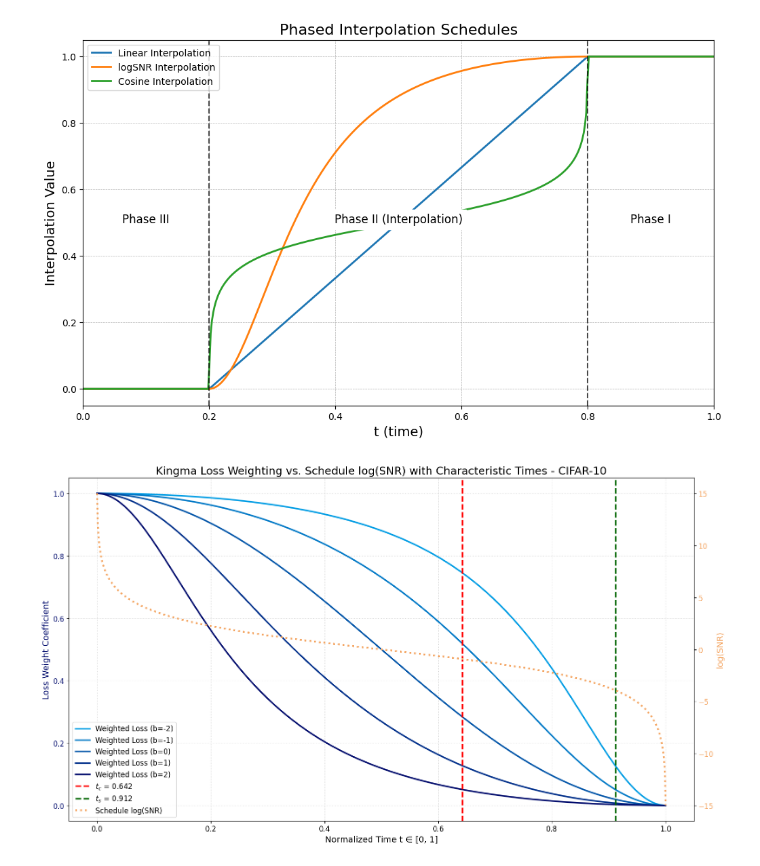
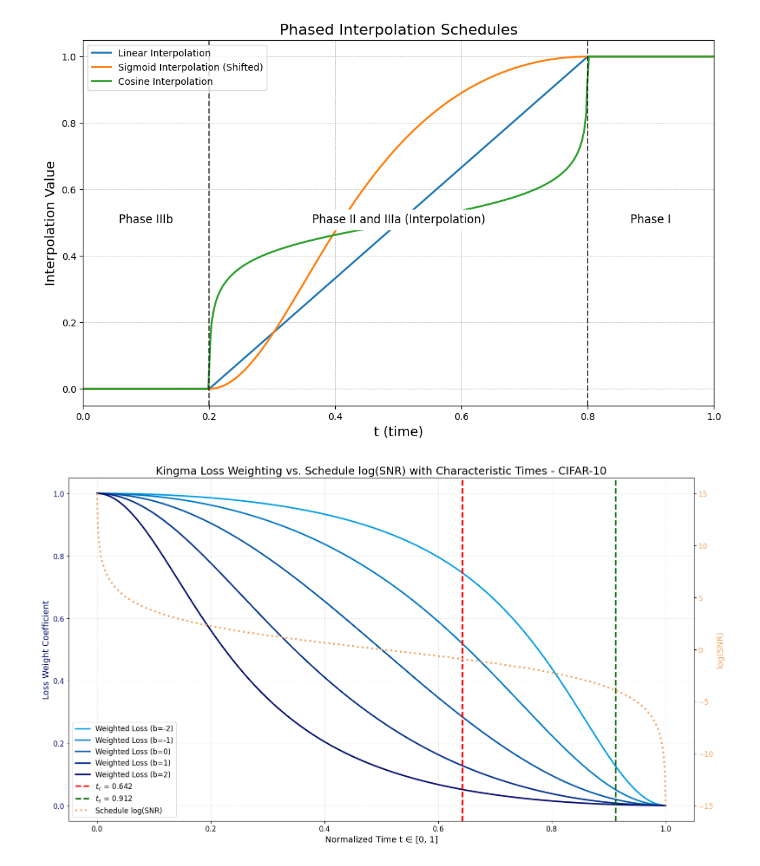
Before and after one commit to tommymarto/guided-diffusion, a Jupyter notebook: scripts_extra/main.ipynb, the cells around one changed output. Drawn from its saved outputs; the diff is of its cells as text; code cells hidden in the pictures.

```diff
--- a/scripts_extra/main.ipynb
+++ b/scripts_extra/main.ipynb
@@ -39,7 +39,7 @@ class SigmoidScheduleNormalized:
 	"""
 	Sigmoid schedule based on logSNR, normalized to [0, 1].
 	"""
-	def __init__(self, b=-2):
+	def __init__(self, b=0):
 		self.b = b
 		# We need the base logsnr function
 		self.logsnr_fn = lambda t: logsnr_schedule_cosine(t)
@@ -92,39 +92,39 @@ t_values = torch.linspace(0, 1, 500)
 
 # 2. Instantiate schedules
 linear_schedule = LinearScheduleNormalized()
-sigmoid_schedule = SigmoidScheduleNormalized(b=-2)
+sigmoid_schedule = SigmoidScheduleNormalized(b=-1)
 cosine_schedule = CosineScheduleNormalized()
 
 # 3. Compute y_values for each schedule using the phased function
 y_linear = vectorized_phased_function(t_values, t_C, t_S, linear_schedule)
 y_sigmoid = vectorized_phased_function(t_values, t_C, t_S, sigmoid_schedule)
 y_cosine = vectorized_phased_function(t_values, t_C, t_S, cosine_schedule)
 
 # 4. Plot the results
 plt.figure(figsize=(12, 7))
 plt.plot(t_values.numpy(), y_linear.numpy(), label="Linear Interpolation", linewidth=2)
-plt.plot(t_values.numpy(), y_sigmoid.numpy(), label="logSNR Interpolation", linewidth=2)
+plt.plot(t_values.numpy(), y_sigmoid.numpy(), label="Sigmoid Interpolation (Shifted)", linewidth=2)
 plt.plot(t_values.numpy(), y_cosine.numpy(), label="Cosine Interpolation", linewidth=2)
 
 # Add vertical lines and text to mark the phases
 plt.axvline(x=t_C, color='k', linestyle='--', alpha=0.7)
 plt.axvline(x=t_S, color='k', linestyle='--', alpha=0.7)
-plt.text(t_C / 2, 0.5, 'Phase III', horizontalalignment='center', fontsize=12)
-plt.text((t_S + t_C) / 2, 0.5, 'Phase II (Interpolation)', horizontalalignment='center', fontsize=12, backgroundcolor='white')
+plt.text(t_C / 2, 0.5, 'Phase IIIb', horizontalalignment='center', fontsize=12)
+plt.text((t_S + t_C) / 2, 0.5, 'Phase II and IIIa (Interpolation)', horizontalalignment='center', fontsize=12, backgroundcolor='white')
 plt.text((1 + t_S) / 2, 0.5, 'Phase I', horizontalalignment='center', fontsize=12)
 
 # Add labels, title, and legend
 plt.xlabel("t (time)", fontsize=14)
 plt.ylabel("Interpolation Value", fontsize=14)
 plt.title("Phased Interpolation Schedules", fontsize=16)
 plt.legend(loc="upper left")
 plt.grid(True, which='both', linestyle='--', linewidth=0.5)
 plt.ylim(-0.05, 1.05)
 plt.xlim(0, 1)
 
 plt.show()
 # %% [output]
-[figure, old version]
+[figure, new version]
 # %%
 import torch
 import math
```
Also changed, not shown: parts of 4 cells of this notebook, 37 other files.
